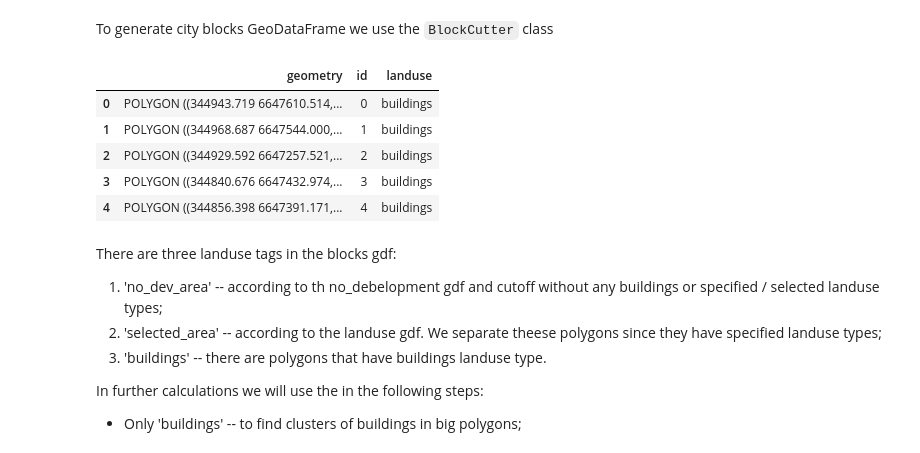
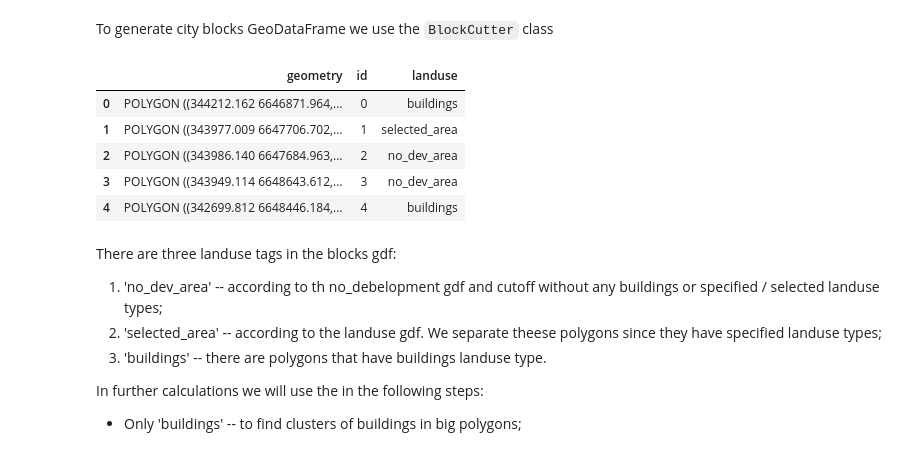
Before and after one commit to aimclub/blocksnet, a Jupyter notebook: examples/1 blocks_cutter.ipynb, the cells around one changed output. Drawn from its saved outputs; the diff is of its cells as text; code cells hidden in the pictures.

```diff
--- a/examples/1 blocks_cutter.ipynb
+++ b/examples/1 blocks_cutter.ipynb
@@ -48,14 +48,14 @@ blocks = BlocksCutter(
   lu_parameters=lu_params,
 ).get_blocks()
 # %%
-blocks.to_gdf().head()
+blocks.head()
 # %% [output]
 |  | geometry | id | landuse |
-| 0 | POLYGON ((344943.719 6647610.514,... | 0 | buildings |
-| 1 | POLYGON ((344968.687 6647544.000,... | 1 | buildings |
-| 2 | POLYGON ((344929.592 6647257.521,... | 2 | buildings |
-| 3 | POLYGON ((344840.676 6647432.974,... | 3 | buildings |
-| 4 | POLYGON ((344856.398 6647391.171,... | 4 | buildings |
+| 0 | POLYGON ((344212.162 6646871.964,... | 0 | buildings |
+| 1 | POLYGON ((343977.009 6647706.702,... | 1 | selected_area |
+| 2 | POLYGON ((343986.140 6647684.963,... | 2 | no_dev_area |
+| 3 | POLYGON ((343949.114 6648643.612,... | 3 | no_dev_area |
+| 4 | POLYGON ((342699.812 6648446.184,... | 4 | buildings |
 # %% [markdown]
 There are three landuse tags in the blocks gdf:
 1. 'no_dev_area' -- according to th no_debelopment gdf and cutoff without any buildings or specified / selected landuse types;
```
Also changed, not shown: parts of 2 cells of this notebook, 12 other files.
